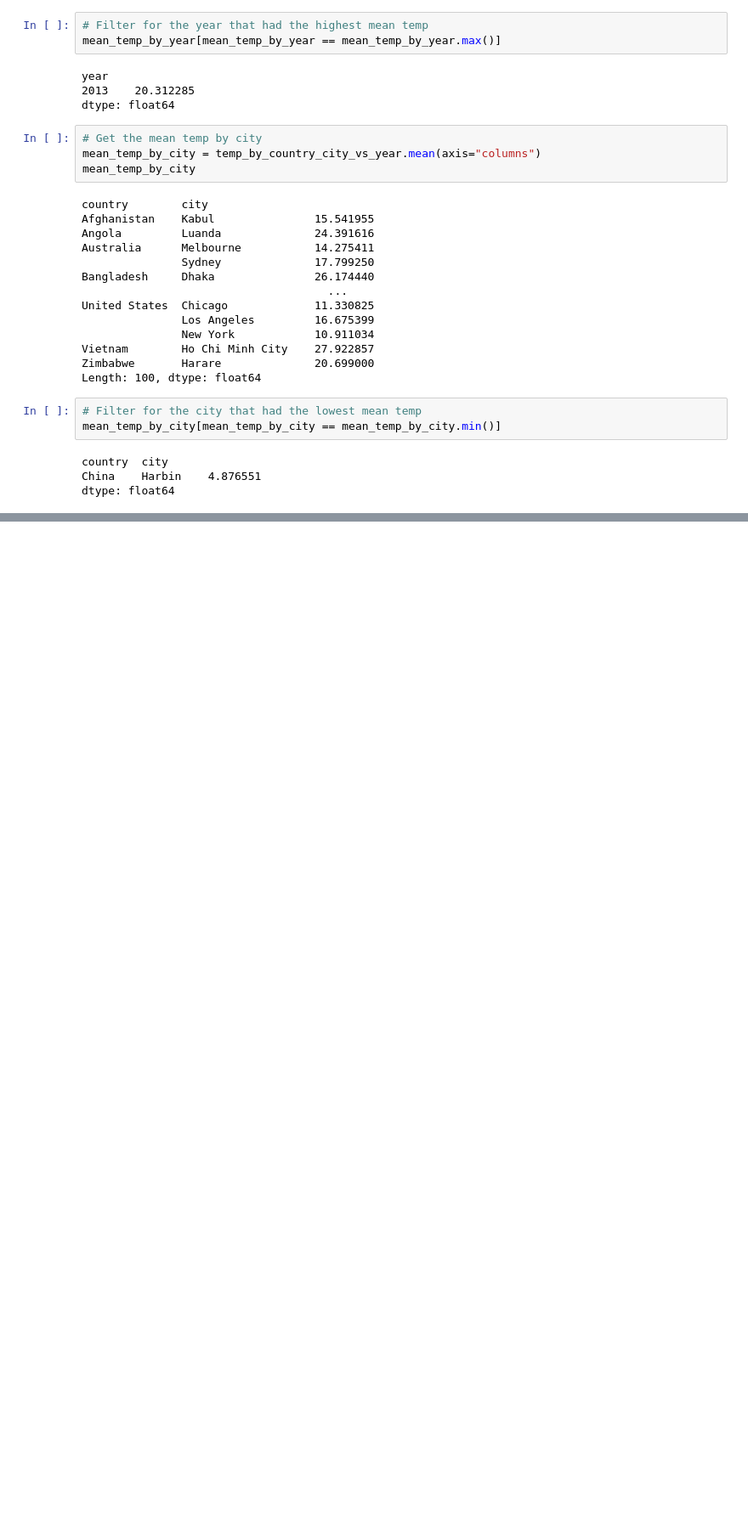
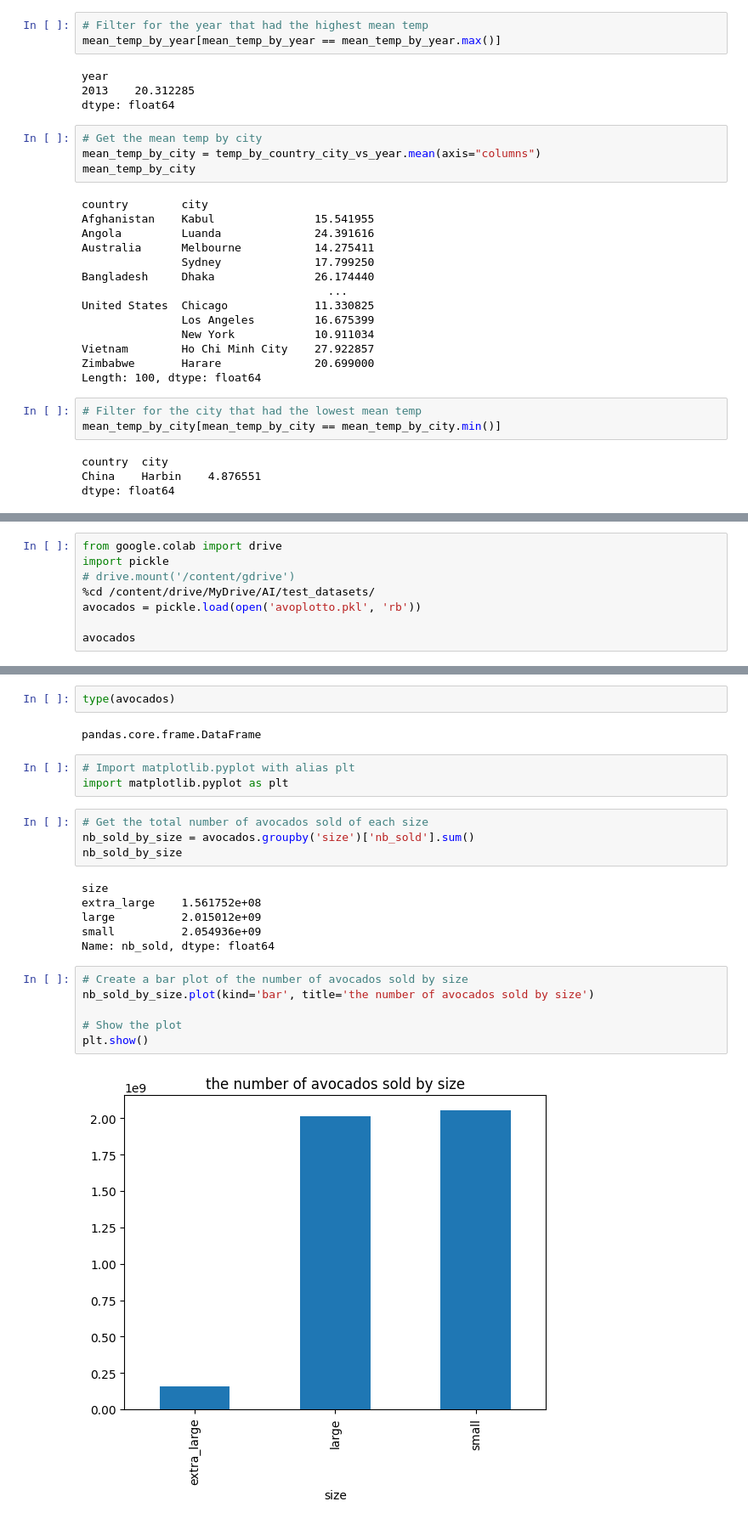
Before and after one commit to ia234/Python_23, a Jupyter notebook: Python_Cheat_Sheet_2023.ipynb, the cells around one changed output, grey strips where cells are left out. Shown at 85% size. Saved outputs shown, nothing was run; the diff lists cells and outputs as text; blank space fills up the shorter version.

```diff
--- a/Python_Cheat_Sheet_2023.ipynb
+++ b/Python_Cheat_Sheet_2023.ipynb
@@ -2628,0 +2655,8 @@ dtype: float64
+# %%
+from google.colab import drive
+import pickle
+# drive.mount('/content/gdrive')
+%cd /content/drive/MyDrive/AI/test_datasets/
+avocados = pickle.load(open('avoplotto.pkl', 'rb'))
+
+avocados
@@ -2628,0 +2678,25 @@ dtype: float64
+# %%
+type(avocados)
+# %% [output]
+pandas.core.frame.DataFrame
+# %%
+# Import matplotlib.pyplot with alias plt
+import matplotlib.pyplot as plt
+# %%
+# Get the total number of avocados sold of each size
+nb_sold_by_size = avocados.groupby('size')['nb_sold'].sum()
+nb_sold_by_size
+# %% [output]
+size
+extra_large    1.561752e+08
+large          2.015012e+09
+small          2.054936e+09
+Name: nb_sold, dtype: float64
+# %%
+# Create a bar plot of the number of avocados sold by size
+nb_sold_by_size.plot(kind='bar', title='the number of avocados sold by size')
+
+# Show the plot
+plt.show()
+# %% [output]
+[figure, added]
```
Also changed, not shown: parts of 9 cells of this notebook.
